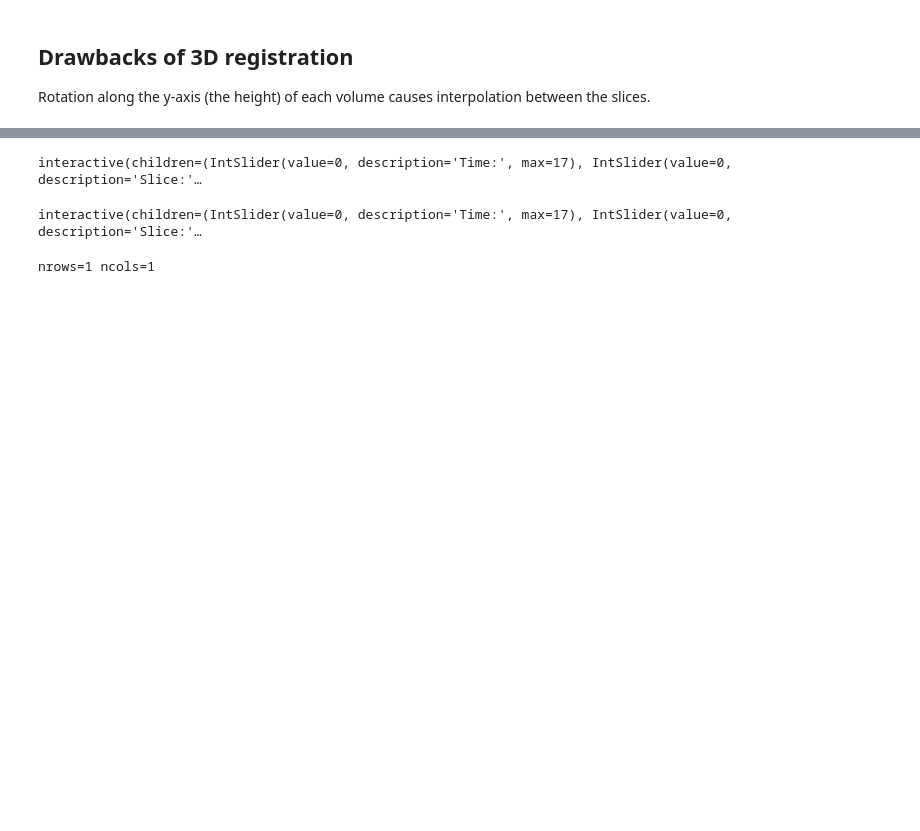
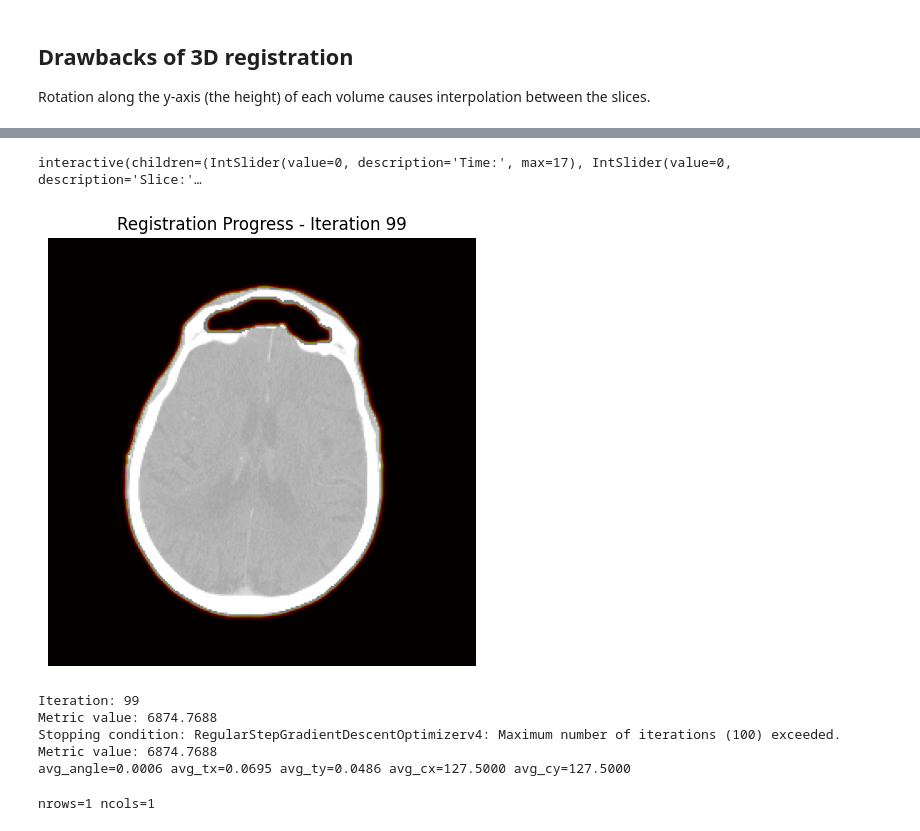
Before and after one commit to Simuschlatz/ChadCTP, a Jupyter notebook: src/registration_experiments.ipynb, the cells around one changed output, grey strips where cells are left out. Drawn from its saved outputs; the diff is of its cells as text; code cells hidden in the pictures; blank space fills up the shorter version.

```diff
--- a/src/registration_experiments.ipynb
+++ b/src/registration_experiments.ipynb
@@ -221,8 +206,6 @@ Processing /Users/simonma/Desktop/UniToBrain/MOL-106...
 Done!
 # %%
-multi_vol_seq_interactive([v_unwindowed, np.clip(v_unwindowed, 0, 160)])
+# multi_vol_seq_interactive([v_unwindowed, np.clip(v_unwindowed, 0, 160)])
-# %% [output]
-interactive(children=(IntSlider(value=0, description='Time:', max=17), IntSlider(value=0, description='Slice:'…
 # %%
 from skimage import morphology
 from scipy import ndimage
@@ -477,7 +460,14 @@ def register_volume_inplane_weighted(moving_volume: np.ndarray, reference_volume
 
     return registered_volume
 # %%
-slice = register_volume_inplane_weighted(v_unwindowed[1], v_unwindowed[0], verbose=False, n_samples=1, n_iters=100, lr=1.0, reg_window_min=-100, mask=False)
+slice = register_volume_inplane_weighted(v_unwindowed[1], v_unwindowed[0], verbose=True, n_samples=1, n_iters=100, lr=0.5, reg_window_min=-100, mask=True)
+# %% [output]
+[figure, added]
+Iteration: 99
+Metric value: 6874.7688
+Stopping condition: RegularStepGradientDescentOptimizerv4: Maximum number of iterations (100) exceeded.
+Metric value: 6874.7688
+avg_angle=0.0006 avg_tx=0.0695 avg_ty=0.0486 avg_cx=127.5000 avg_cy=127.5000
 # %%
 overlay_volume_sequence_interactive(np.clip(np.array([v_unwindowed[0], slice]), 0, 160))
 # %% [output]
```
Also changed, not shown: parts of 23 cells of this notebook, 5 other files.
